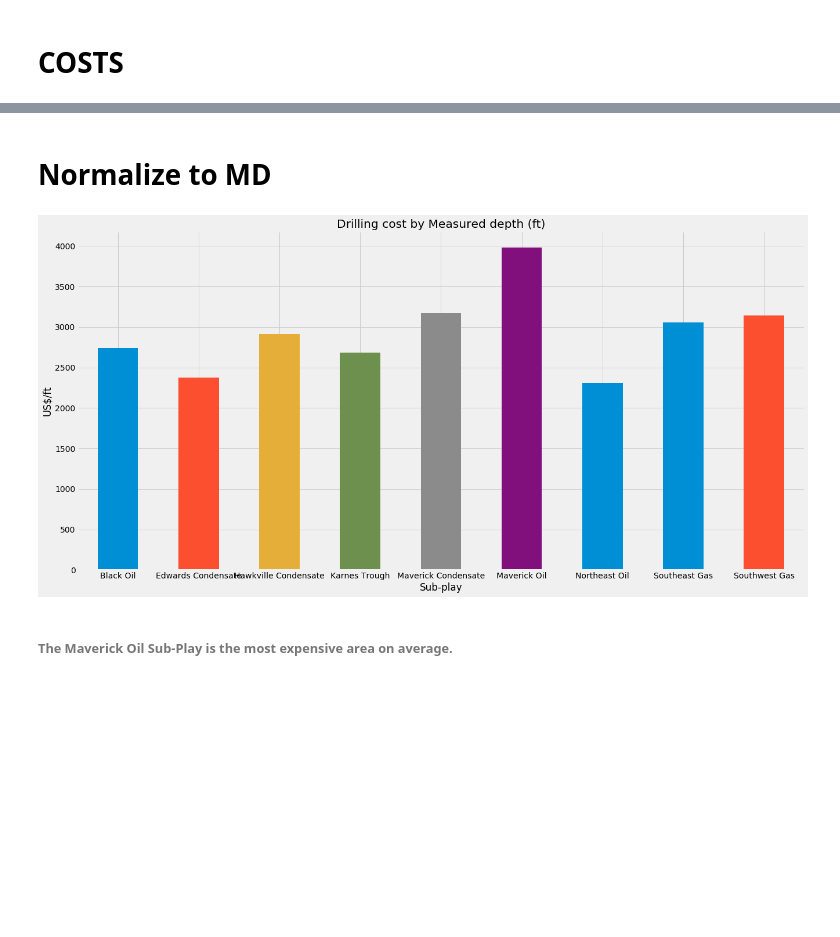
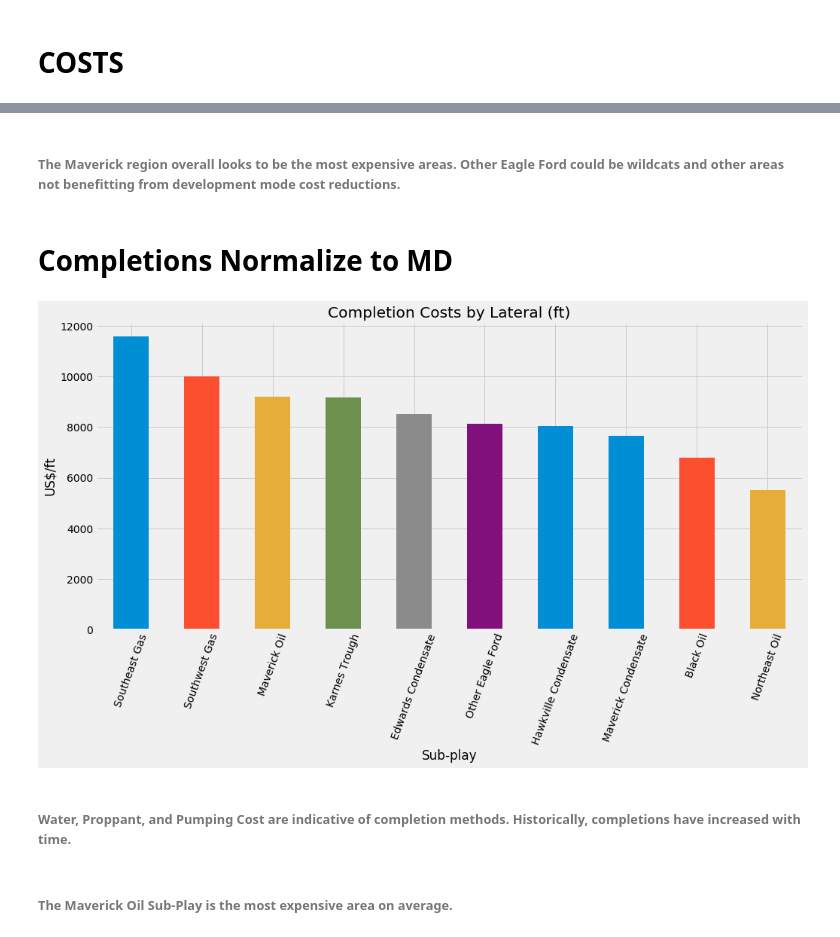
Before and after one commit to DaryaRudych/EagleFord-Oil-Project, a Jupyter notebook: Master.ipynb, the cells around one changed output, grey strips where cells are left out. Cells and saved outputs as stored; diff of their text form; code cells hidden in the pictures; blank space fills up the shorter version.

```diff
--- a/Master.ipynb
+++ b/Master.ipynb
@@ -259,3 +218,6 @@ Index(['API', 'Longitude', 'Latitude', 'Bottomhole longitude',
+# %%
+#import cleaned csv
+eagleford_df = pd.read_csv(file)
 # %%
 # Build cost data frame
 cost_df = pd.DataFrame({
@@ -268,14 +230,18 @@ cost_df = pd.DataFrame({
                        'Pumping Cost (US$)':eagleford_df['Pumping Cost (US$)'],
                        'Other Cost (US$)':eagleford_df['Other Cost (US$)'],
                        'DrillingCost' :eagleford_df['Other Cost (US$)'] + eagleford_df['Rig Cost (US$)'],
-                       'MD_Ft' :eagleford_df['Measured Depth (m)']/ 3.28084
+                       'CompletionCost' :eagleford_df['Proppant Cost (US$)'] + eagleford_df['Water Cost (US$)'] + eagleford_df['Pumping Cost (US$)'],
+                       'MD_Ft' :eagleford_df['Measured Depth (m)']/ 3.28084,
+                       'LL_Ft' :eagleford_df['Lateral Length (m)']/ 3.28084
                        })
 # %%
 # Drop rows with missing cost data
 cost_df = cost_df.dropna(axis=0,how='any')
 # %%
-#calc cost per ft
-cost_df['CostPerFt'] = cost_df['DrillingCost']/cost_df['MD_Ft']
+#drilling cost per ft
+cost_df['DrillCostPerFt'] = cost_df['DrillingCost']/cost_df['MD_Ft']
+#completions cost per ft
+cost_df['CompCostPerFt'] = cost_df['DrillingCost']/cost_df['LL_Ft']
 # %%
 # Calculate average costs
 cost_avg = cost_df.groupby('Sub-play').mean()
@@ -294,0 +266,14 @@ with plt.style.context('ggplot'):
+# %%
+# Plot total cost cost averages
+with plt.style.context('fivethirtyeight'):
+    cost_avg.sort_values('DrillCostPerFt', ascending = False, inplace = True)
+    cost_avg['DrillCostPerFt'].plot(kind='bar',figsize=(15, 7),rot=70)
+
+    # Add axis labels and title
+    plt.title("Drilling cost by Measured depth (ft)")
+    plt.ylabel("US$/ft")
+
+     # Save Figure
+    plt.savefig("Drilling Cost Per Foot.png")
+
+    plt.show()
@@ -295,22 +282,25 @@ with plt.style.context('ggplot'):
+# %% [markdown]
+###### The Maverick region overall looks to be the most expensive areas.  Other Eagle Ford could be wildcats and other areas not benefitting from development mode cost reductions.
 # %% [markdown]
-# Normalize to MD
+# Completions Normalize to MD
 # %%
 # Plot total cost cost averages
 with plt.style.context('fivethirtyeight'):
-    cost_avg['CostPerFt'].plot(kind='bar',figsize=(20, 10))
+    cost_avg.sort_values('CompCostPerFt', ascending = False, inplace = True)
+    cost_avg['CompCostPerFt'].plot(kind='bar',figsize=(15, 7),rot=70)
 
     # Add axis labels and title
-    plt.title("Drilling cost by Measured depth (ft)")
+    plt.title("Completion Costs by Lateral (ft)")
     plt.ylabel("US$/ft")
 
-    # Show plot
-    plt.xticks(rotation=0)
      # Save Figure
-    plt.savefig("Drilling Cost Per Foot.png")
+    plt.savefig("Completion Cost Per Foot.png")
 
     plt.show()
 # %% [output]
-[figure, old version]
+[figure, new version]
+# %% [markdown]
+###### Water, Proppant, and Pumping Cost are indicative of completion methods.  Historically, completions have increased with time.
 # %% [markdown]
 ###### The Maverick Oil Sub-Play is the most expensive area on average.
 # %%
```
Also changed, not shown: parts of 39 cells of this notebook, 3 other files.
